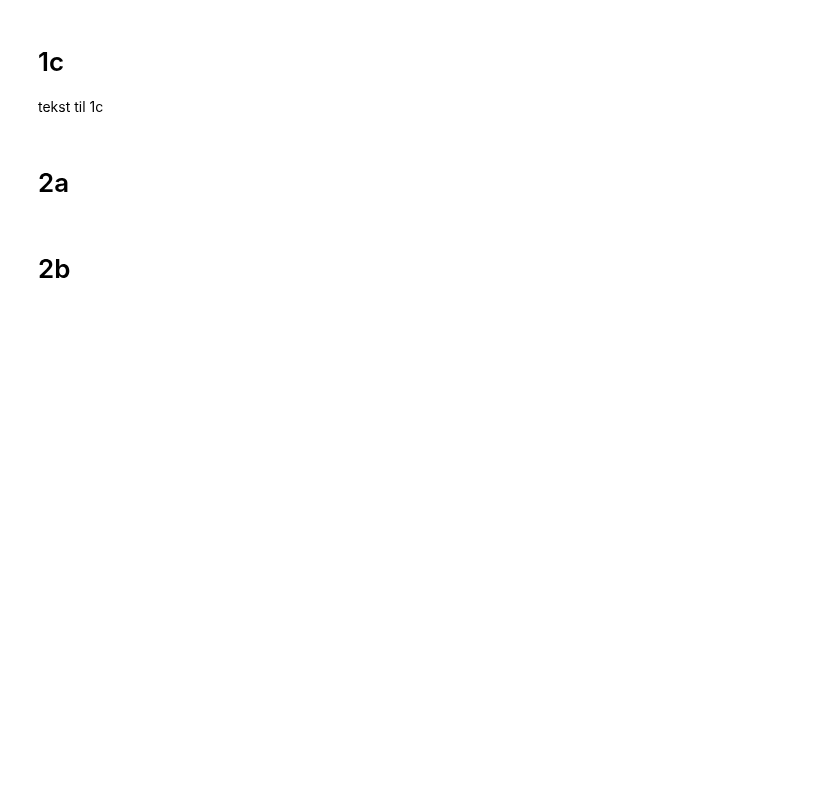
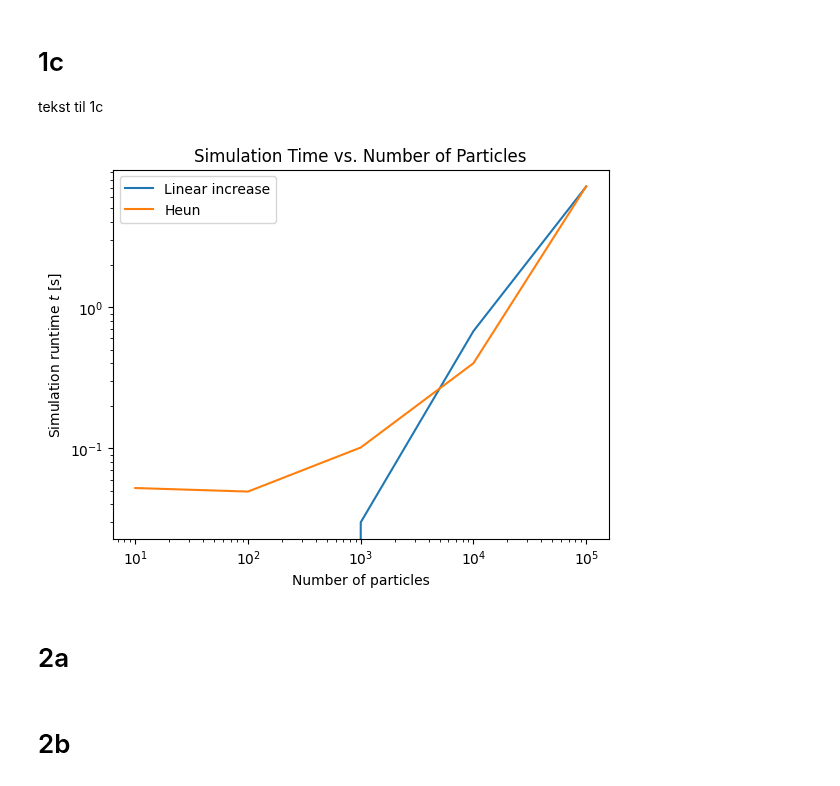
Before and after one commit to OliverRuden/TMA4320-scientific-computing, a Jupyter notebook: main.ipynb, the cells around one changed output. Drawn from its saved outputs; the diff is of its cells as text; code cells hidden in the pictures; blank space fills up the shorter version.

```diff
--- a/main.ipynb
+++ b/main.ipynb
@@ -100,3 +91,25 @@ tekst til 1c
+# %%
+N_p = np.array([10, 10**2, 10**3, 10**4, 10**5])
+times = []
+for N_iter in N_p:
+    start_time = time.time()
+    heun(func, [val_0]*N_iter, 0, 50, 0.1)
+    end_time = time.time()
+    times.append(end_time-start_time)
+
+def linear_func(x):
+    [a, b] = np.polyfit(N_p, times, 1)
+    return a*x+b
+
+plt.plot(N_p, linear_func(N_p), label = "Linear increase")
+plt.loglog(N_p, times, label = "Heun")
+plt.xlabel("Number of particles")
+plt.ylabel(r'Simulation runtime $t$ [s]')
+plt.title(r'Simulation Time vs. Number of Particles')
+plt.legend()
+plt.show()
+# %% [output]
+[figure, added]
 # %% [markdown]
 # 2a
 # %%
```
Also changed, not shown: parts of 4 cells of this notebook.
